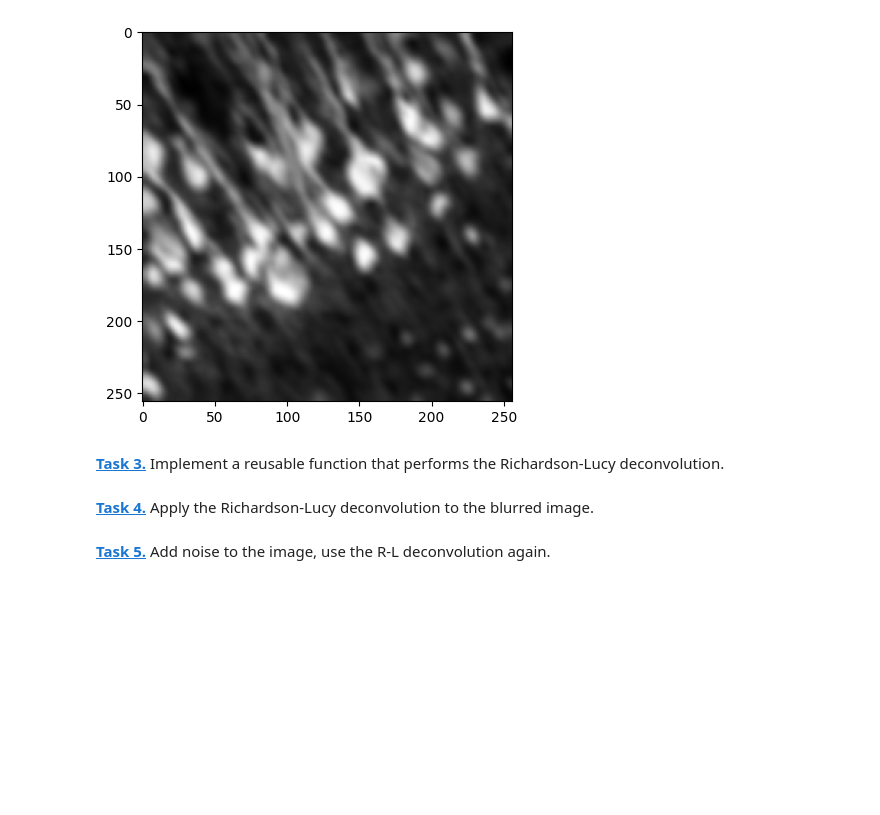
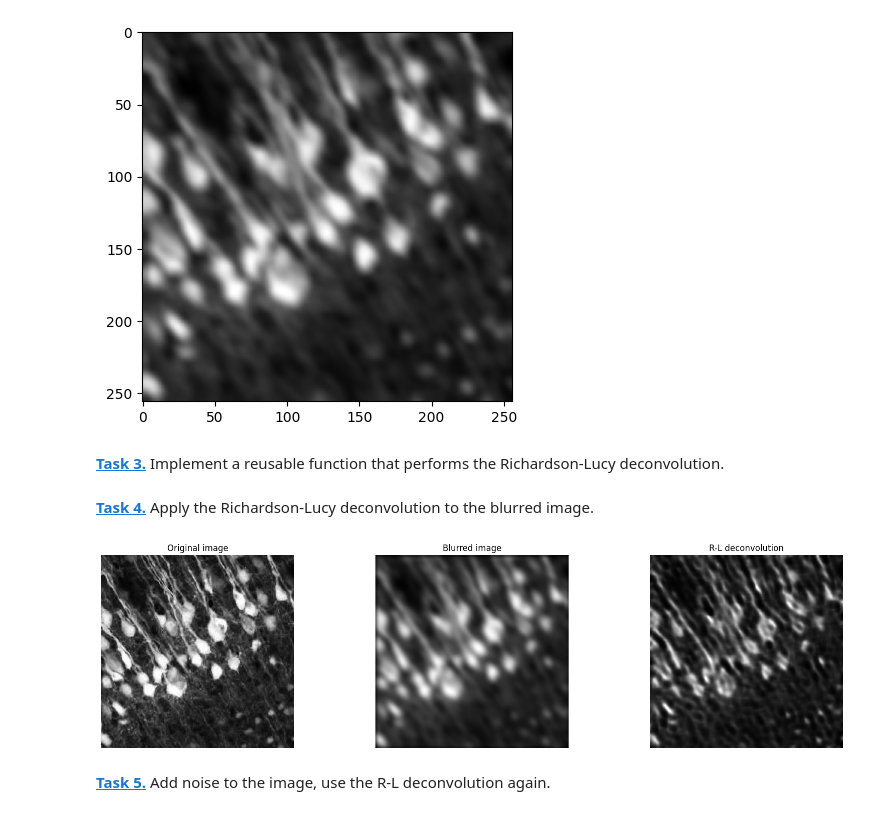
Before and after one commit to Julichxn/Mobi-fs-5-Python, a Jupyter notebook: deconvolution.ipynb, the cells around one changed output. Saved outputs shown, nothing was run; the diff lists cells and outputs as text; code cells hidden in the pictures; blank space fills up the shorter version.

```diff
--- a/deconvolution.ipynb
+++ b/deconvolution.ipynb
@@ -56,13 +61,27 @@ plt.imshow(newer_image, 'gray')
 [figure]
 # %% [markdown]
 **[Task 3.]()** Implement a reusable function that performs the Richardson-Lucy deconvolution.
-# %%
-def richardson_lucy_deconvolution(image, psf, n_iterations):
-    img_deconv = np.full(image.shape, 0.5)
-
-    ### Insert code here
-
-    img_deconv = img_deconv.clip(0,1)
-    return img_deconv
+# %%
+P_star =np.flip(psf)
+
+g = newer_image
+
+
+def richardson_lucy_deconvolution(newer_image, psf, n_iterations):
+    img_deconv = np.full(newer_image.shape, 0.5)
+    P_star =np.flip(psf)
+    h = img_deconv
+
+    for x in range(n_iterations):
+        t1 = conv(img_deconv,psf, mode ='same',boundary='symm')
+        t1[t1==0] = 1e-12 # avoid divide by zero
+        ratio = g/ t1
+        t3 = g/t1
+        t3 = conv(ratio, P_star, mode = 'same',boundary='symm')
+        h *=t3
+
+        # return h
+    img_deconv = img_deconv.clip(0,1)
+    return img_deconv
 # %% [markdown]
 **[Task 4.]()** Apply the Richardson-Lucy deconvolution to the blurred image.
@@ -69,18 +91,22 @@ def richardson_lucy_deconvolution(image, psf, n_iterations):
 # %%
+
+restored = richardson_lucy_deconvolution(newer_image=new_image, psf=psf, n_iterations=60)
 plt.figure(figsize=(20,5))
 plt.subplot(1, 3, 1)
 plt.axis('off')
 plt.imshow(img, 'gray')
 plt.title('Original image')
 plt.subplot(1, 3, 2)
 plt.axis('off')
-plt.imshow(img_psf, 'gray')
+plt.imshow(blurred, 'gray')
 plt.title('Blurred image')
 plt.subplot(1, 3, 3)
 plt.axis('off')
-plt.imshow(deconv_img, 'gray')
+plt.imshow(restored, 'gray')
 plt.title('R-L deconvolution')
 plt.show()
+# %% [output]
+[figure, added]
 # %% [markdown]
 **[Task 5.]()** Add noise to the image, use the R-L deconvolution again.
 # %%
```
Also changed, not shown: parts of 6 cells of this notebook.
